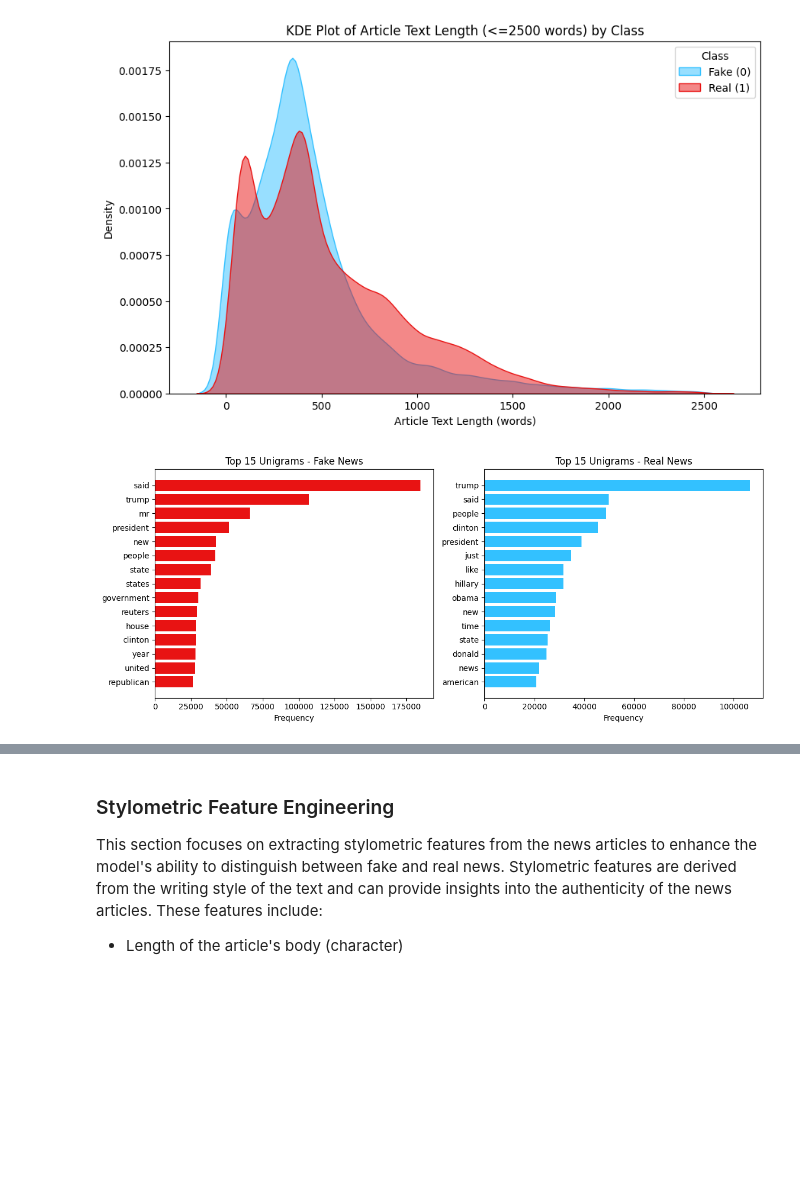
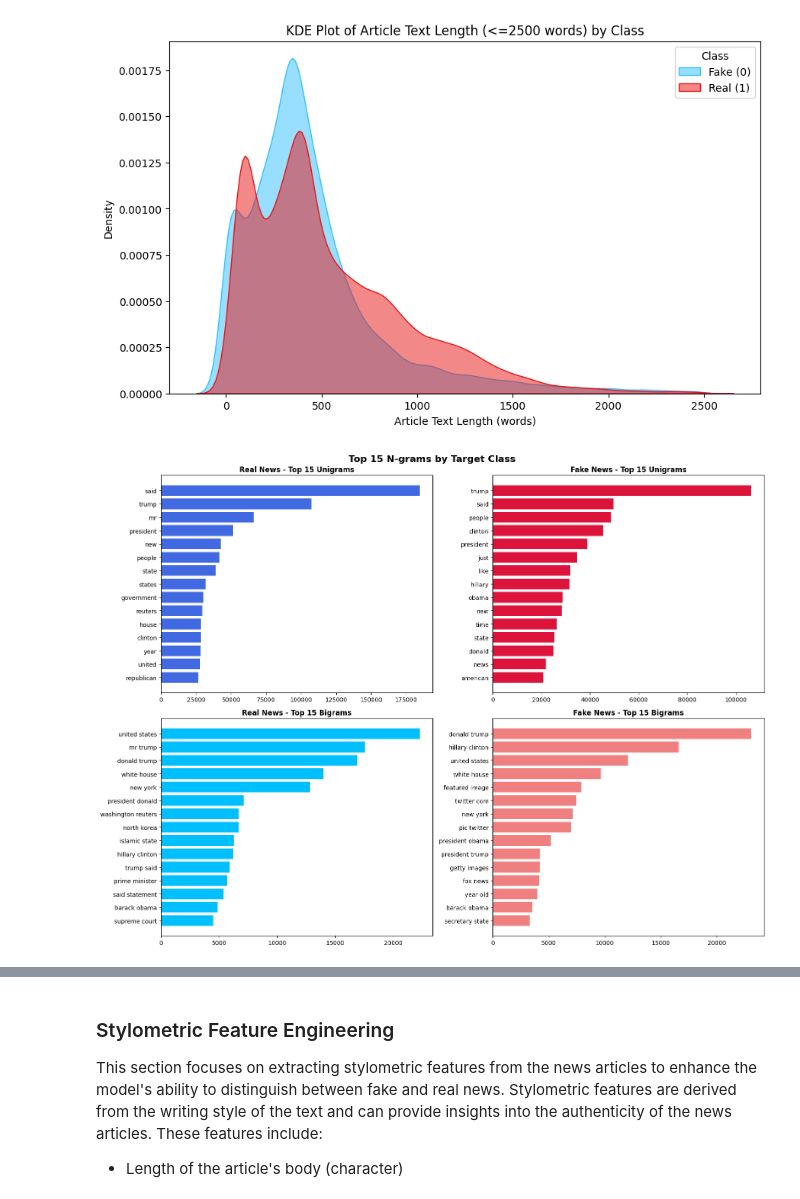
Before and after one commit to jackomazi/data-mining-and-machine-learning-project, a Jupyter notebook: fake_news_analysis_final.ipynb, the cells around one changed output, grey strips where cells are left out. Cells and saved outputs as stored; diff of their text form; code cells hidden in the pictures; blank space fills up the shorter version.

```diff
--- a/fake_news_analysis_final.ipynb
+++ b/fake_news_analysis_final.ipynb
@@ -140,44 +204,38 @@ plt.show()
 # %% [output]
 [figure]
 # %%
-fake_texts = df[df['label'] == 0]['text'].astype(str)
-real_texts = df[df['label'] == 1]['text'].astype(str)
+df = df.dropna(subset=["text"])
 
-# fake unigrams
-vectorizer = CountVectorizer(stop_words='english')
+df_real = df[df["label"] == 0]
+df_fake = df[df["label"] == 1]
 
-fake_matrix = vectorizer.fit_transform(fake_texts)
-fake_counts = fake_matrix.sum(axis=0).A1
-fake_vocab = vectorizer.get_feature_names_out()
+fig, axes = plt.subplots(2, 2, figsize=(16, 12))
+fig.suptitle("Top 15 N-grams by Target Class", fontsize=16, fontweight="bold")
 
-fake_freq = pd.DataFrame({'word': fake_vocab, 'freq': fake_counts})
-fake_top = fake_freq.sort_values(by='freq', ascending=False).head(15)
 
-# real unigrams
-vectorizer = CountVectorizer(stop_words='english')
-real_matrix = vectorizer.fit_transform(real_texts)
-real_counts = real_matrix.sum(axis=0).A1
-real_vocab = vectorizer.get_feature_names_out()
+def plot_top_ngrams(data, ngram_range, ax, title, color):
+    vec = CountVectorizer(ngram_range=ngram_range, max_features=5000, stop_words="english").fit(
+        data
+    )
+    bag_of_words = vec.transform(data)
+    sum_words = bag_of_words.sum(axis=0)
+    words_freq = [(word, sum_words[0, idx]) for word, idx in vec.vocabulary_.items()]
+    words_freq = sorted(words_freq, key=lambda x: x[1], reverse=True)[:15]
 
-real_freq = pd.DataFrame({'word': real_vocab, 'freq': real_counts})
-real_top = real_freq.sort_values(by='freq', ascending=False).head(15)
+    ngram_df = pd.DataFrame(words_freq, columns=["Ngram", "Count"])
+    ngram_df = ngram_df.sort_values(by="Count", ascending=True)
 
-# plot
-plt.figure(figsize=(12,5))
+    ax.barh(ngram_df["Ngram"], ngram_df["Count"], color=color)
+    ax.set_title(title, fontsize=12, fontweight="bold")
+    ax.xlabel = "Count"
 
-# fake
-plt.subplot(1,2,1)
-plt.barh(fake_top['word'][::-1], fake_top['freq'][::-1], color='#E81313')
-plt.title('Top 15 Unigrams - Fake News')
-plt.xlabel('Frequency')
 
-# real
-plt.subplot(1,2,2)
-plt.barh(real_top['word'][::-1], real_top['freq'][::-1], color='#33C1FF')
-plt.title('Top 15 Unigrams - Real News')
-plt.xlabel('Frequency')
+plot_top_ngrams(df_real["text"], (1, 1), axes[0, 0], "Real News - Top 15 Unigrams", "royalblue")
+plot_top_ngrams(df_fake["text"], (1, 1), axes[0, 1], "Fake News - Top 15 Unigrams", "crimson")
+plot_top_ngrams(df_real["text"], (2, 2), axes[1, 0], "Real News - Top 15 Bigrams", "deepskyblue")
+plot_top_ngrams(df_fake["text"], (2, 2), axes[1, 1], "Fake News - Top 15 Bigrams", "lightcoral")
 
 plt.tight_layout()
 plt.show()
 # %% [output]
-[figure, old version]
+[figure, new version]
```
Also changed, not shown: parts of 54 cells of this notebook, 51 other files.
